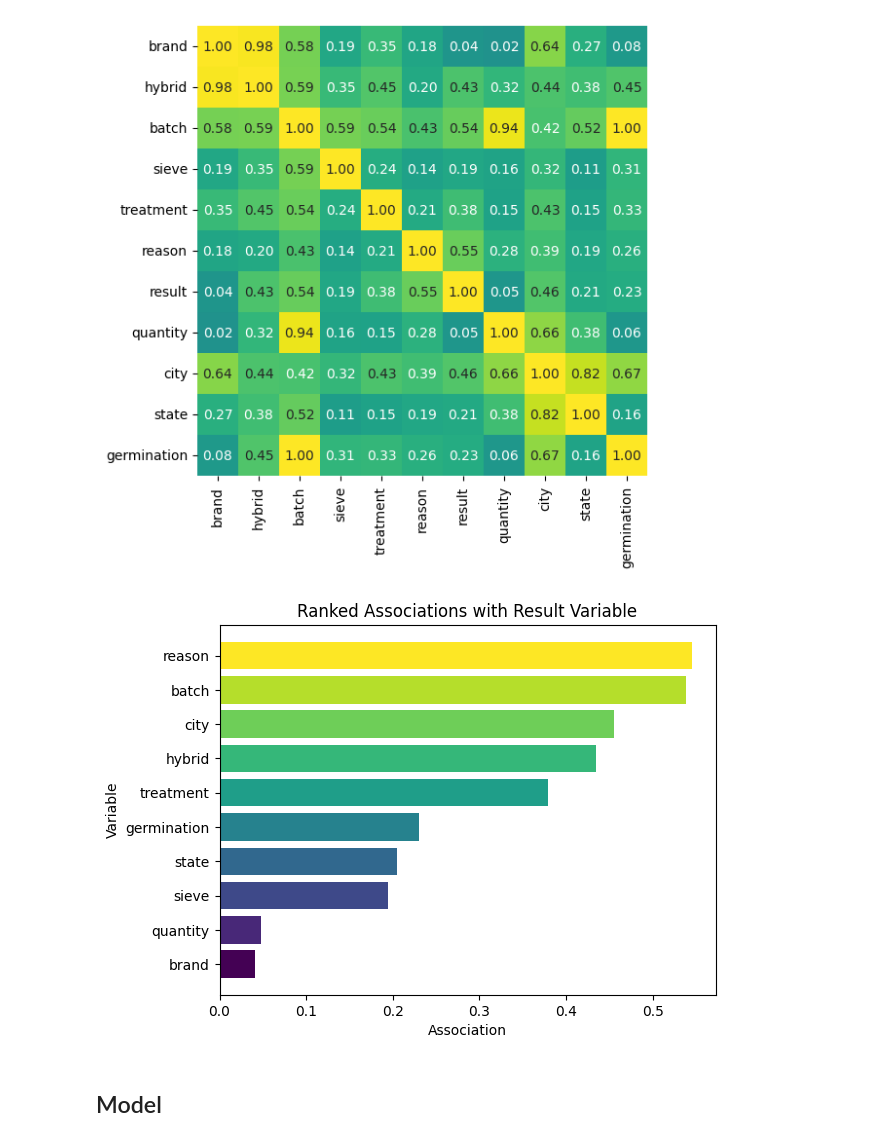
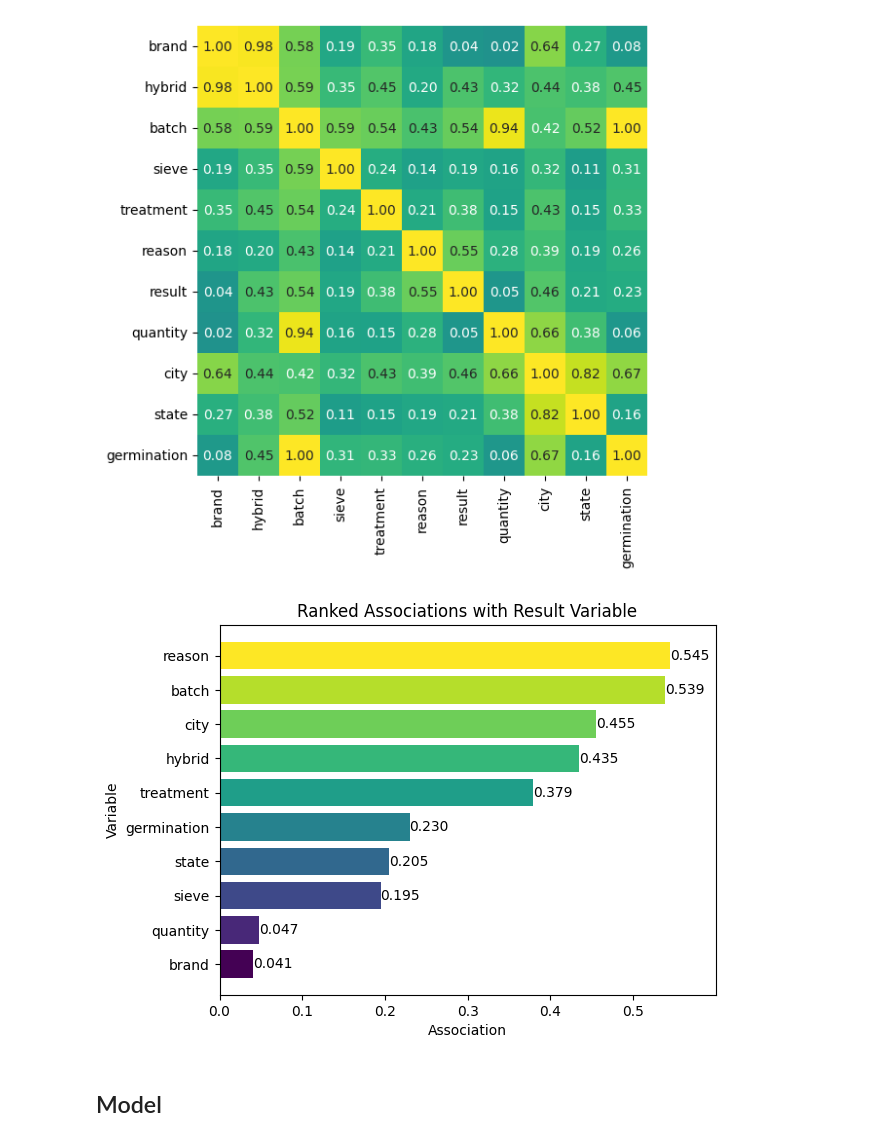
Before and after one commit to josehenriqueroveda/qc-classifier, a Jupyter notebook: qc_classifier/qc_ml.ipynb, the cells around one changed output. Cells and saved outputs as stored; diff of their text form; code cells hidden in the pictures.

```diff
--- a/qc_classifier/qc_ml.ipynb
+++ b/qc_classifier/qc_ml.ipynb
@@ -278,18 +286,25 @@ fig.show()
 # %%
-sorted_associations = sorted_associations.sort_values(by='result', ascending=True)
+sorted_associations = sorted_associations.sort_values(by="result", ascending=True)
 
 colors = cmap(np.linspace(0, 1, len(sorted_associations)))
 
-# Create the horizontal bars
-plt.barh(sorted_associations.index, sorted_associations["result"], color=colors)
+bars = plt.barh(sorted_associations.index, sorted_associations["result"], color=colors)
 
-plt.xlabel('Association')
-plt.ylabel('Variable')
-plt.title('Ranked Associations with Result Variable')
+plt.xlabel("Association")
+plt.ylabel("Variable")
+plt.title("Ranked Associations with Result Variable")
+
+for bar in bars:
+    plt.text(bar.get_width(), bar.get_y() + bar.get_height() / 2,
+             f'{bar.get_width():.3f}',
+             va='center', ha='left')
+
+
+plt.xlim(0, max(sorted_associations["result"]) * 1.1)
 
 plt.show()
 # %% [output]
-[figure, old version]
+[figure, new version]
 # %% [markdown]
 ## Model
 # %%
```
Also changed, not shown: parts of 4 cells of this notebook.
